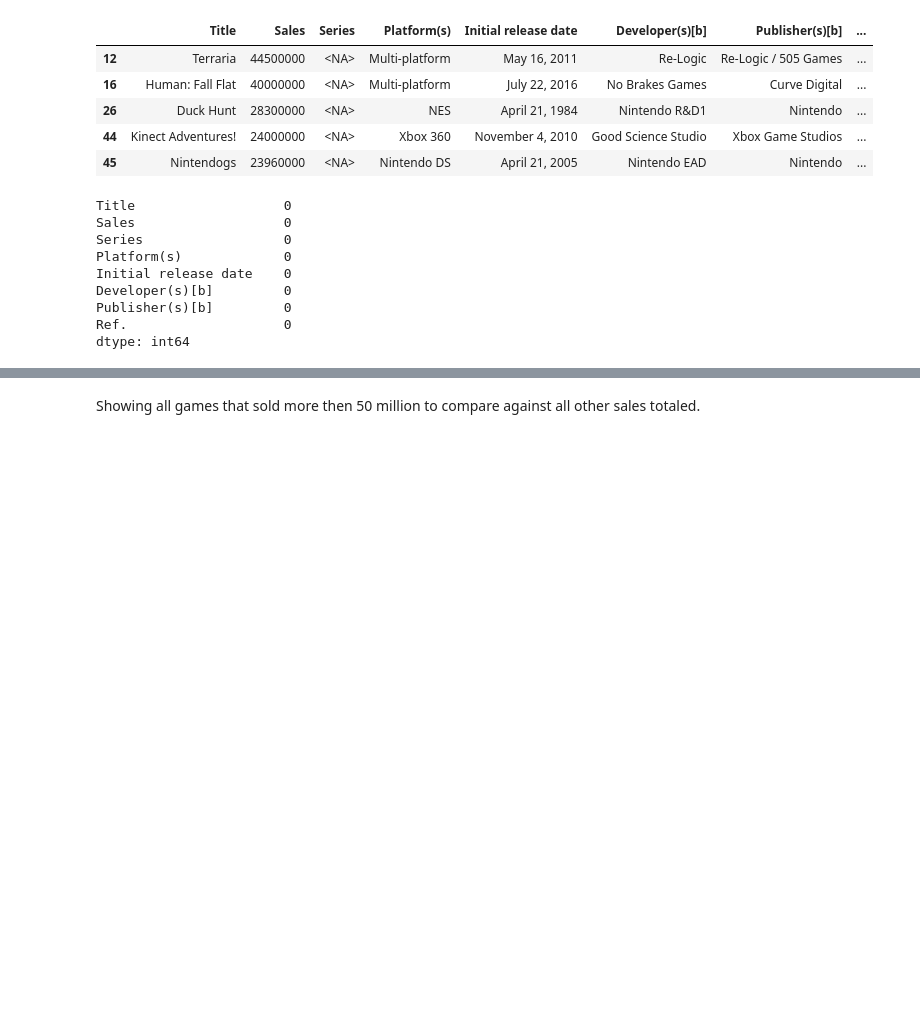
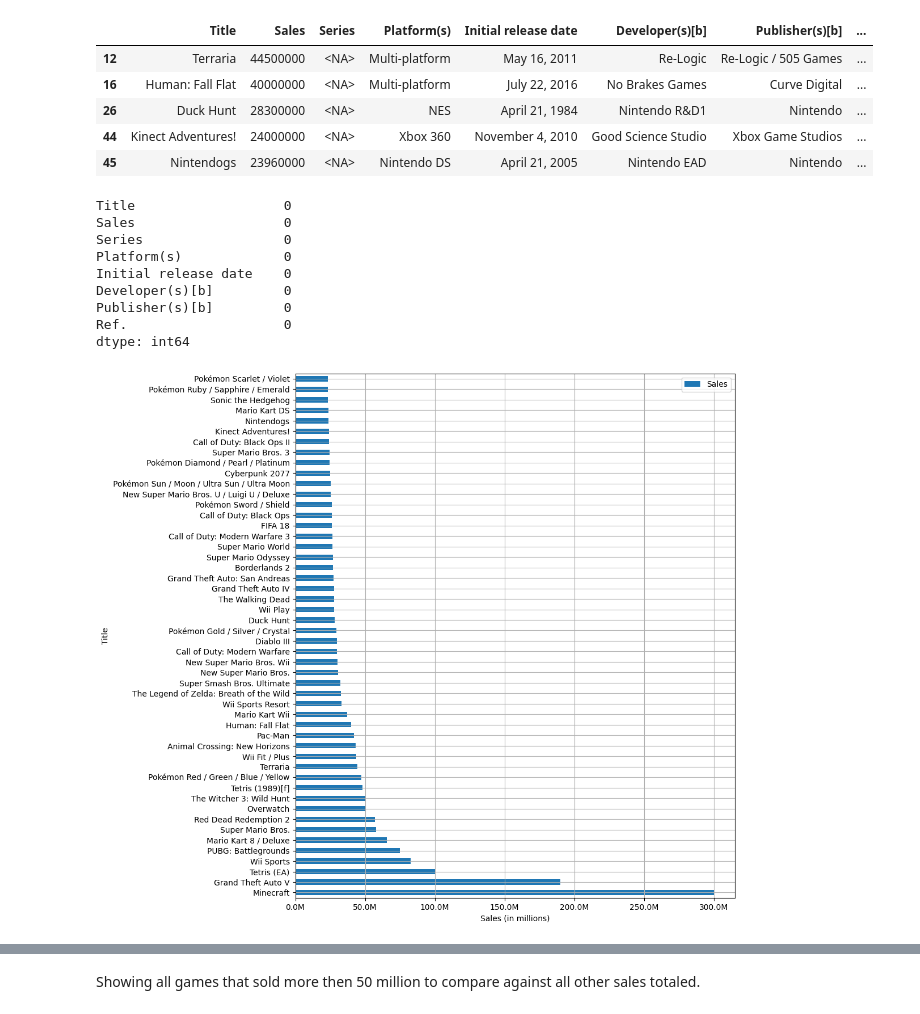
Before and after one commit to zhiwt01/project, a Jupyter notebook: info.ipynb, the cells around one changed output, grey strips where cells are left out. Saved outputs shown, nothing was run; the diff lists cells and outputs as text; code cells hidden in the pictures; blank space fills up the shorter version.

```diff
--- a/info.ipynb
+++ b/info.ipynb
@@ -221,4 +221,16 @@ Developer(s)[b]         0
 Publisher(s)[b]         0
 Ref.                    0
 dtype: int64
+# %%
+from matplotlib.ticker import FuncFormatter
+def millions_formatter(x, pos):
+    return f'{x / 1e6:.1f}M'
+df = titles
+ax = titles.plot(x='Title',y='Sales',
+         kind="barh", grid=True,  figsize=(10,12))
+ax.xaxis.set_major_formatter(FuncFormatter(millions_formatter))
+plt.xlabel('Sales (in millions)')
+plt.show()
+# %% [output]
+[figure, added]
 # %%
```
Also changed, not shown: parts of 17 cells of this notebook, 14 other files.
